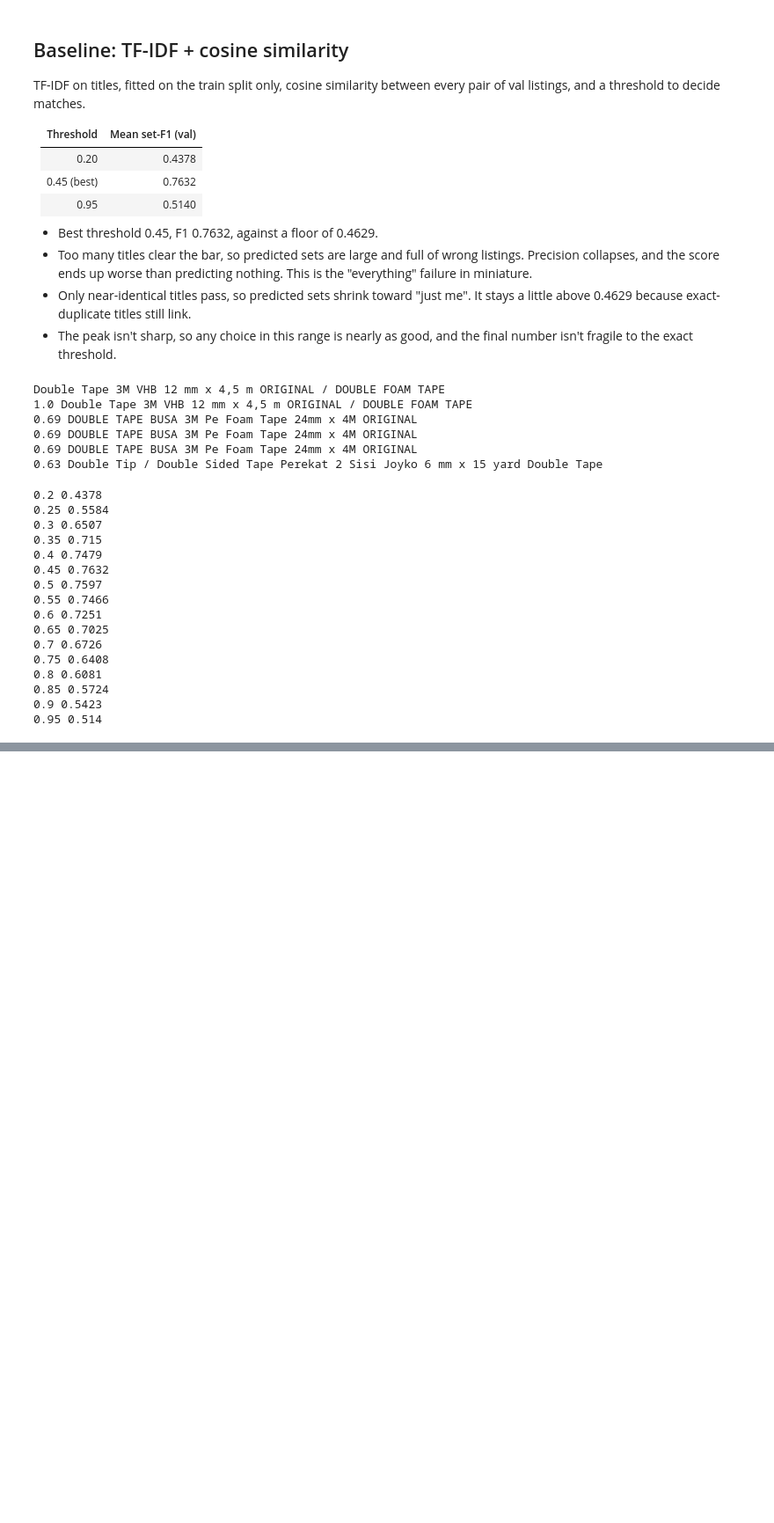
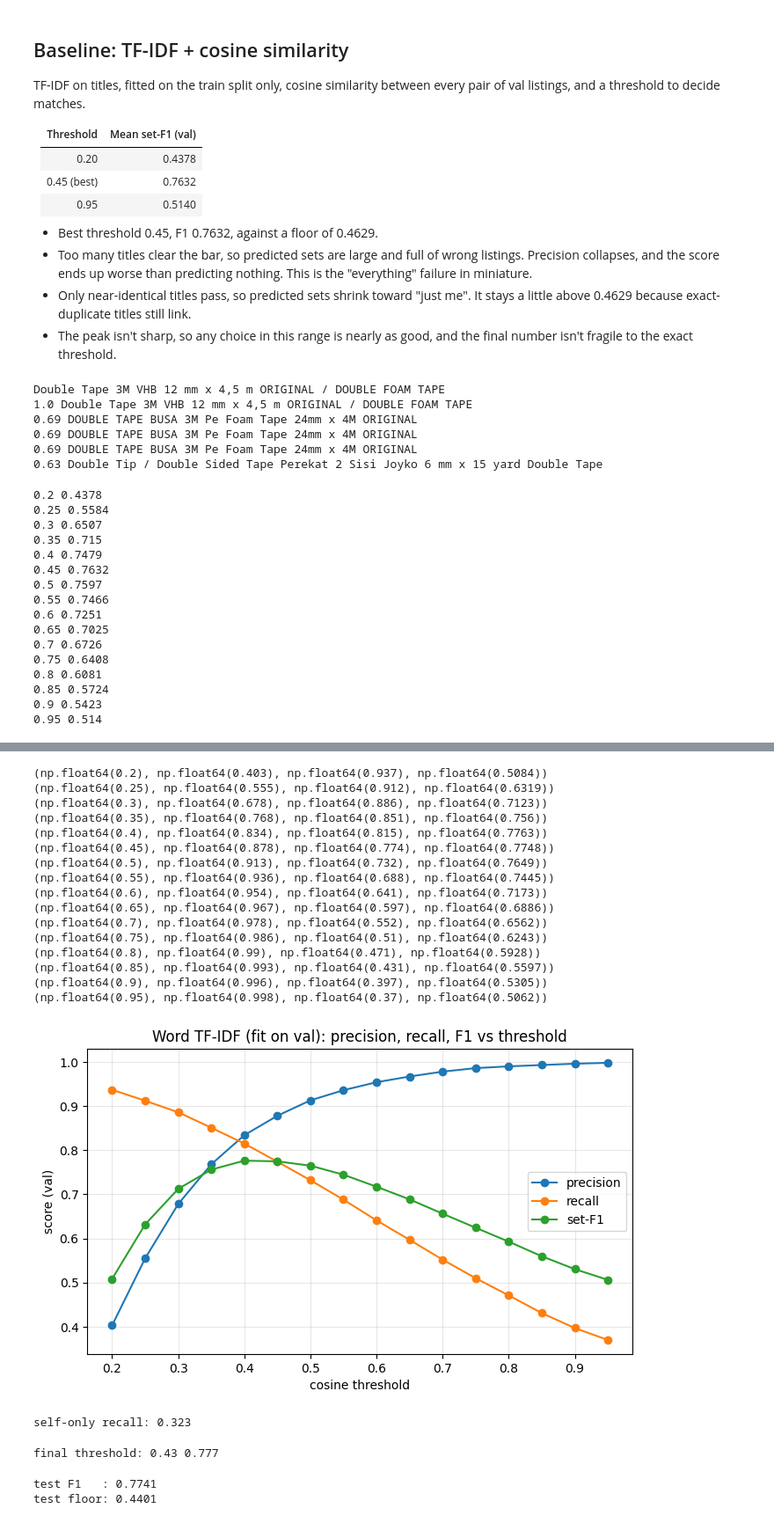
Before and after one commit to vector298/WEC_Task_submission, a Jupyter notebook: mandatory-tasks/shopee-product-matching/Part_B/notebook.ipynb, the cells around one changed output, grey strips where cells are left out. Shown at 88% size. Cells and saved outputs as stored; diff of their text form; code cells hidden in the pictures; blank space fills up the shorter version.

```diff
--- a/mandatory-tasks/shopee-product-matching/Part_B/notebook.ipynb
+++ b/mandatory-tasks/shopee-product-matching/Part_B/notebook.ipynb
@@ -201,0 +495,60 @@ for thr, f in results:
+# %%
+Sx = S2
+rows = []
+for t in np.arange(0.2, 0.96, 0.05):
+    p, r = prec_rec(predict(Sx, t), lab)
+    rows.append((round(t, 2), round(p, 3), round(r, 3), round(set_f1(predict(Sx, t), lab), 4)))
+for row in rows: print(row)
+
+t_, p_, r_, f_ = zip(*rows)
+plt.figure(figsize=(8, 4.5))
+plt.plot(t_, p_, marker="o", label="precision")
+plt.plot(t_, r_, marker="o", label="recall")
+plt.plot(t_, f_, marker="o", label="set-F1")
+plt.xlabel("cosine threshold"); plt.ylabel("score (val)")
+plt.title("Word TF-IDF (fit on val): precision, recall, F1 vs threshold")
+plt.legend(); plt.grid(alpha=0.3)
+plt.savefig("/kaggle/working/results/pr_f1_vs_threshold.png", dpi=150, bbox_inches="tight")
+plt.show()
+# %% [output]
+(np.float64(0.2), np.float64(0.403), np.float64(0.937), np.float64(0.5084))
+(np.float64(0.25), np.float64(0.555), np.float64(0.912), np.float64(0.6319))
+(np.float64(0.3), np.float64(0.678), np.float64(0.886), np.float64(0.7123))
+(np.float64(0.35), np.float64(0.768), np.float64(0.851), np.float64(0.756))
+(np.float64(0.4), np.float64(0.834), np.float64(0.815), np.float64(0.7763))
+(np.float64(0.45), np.float64(0.878), np.float64(0.774), np.float64(0.7748))
+(np.float64(0.5), np.float64(0.913), np.float64(0.732), np.float64(0.7649))
+(np.float64(0.55), np.float64(0.936), np.float64(0.688), np.float64(0.7445))
+(np.float64(0.6), np.float64(0.954), np.float64(0.641), np.float64(0.7173))
+(np.float64(0.65), np.float64(0.967), np.float64(0.597), np.float64(0.6886))
+(np.float64(0.7), np.float64(0.978), np.float64(0.552), np.float64(0.6562))
+(np.float64(0.75), np.float64(0.986), np.float64(0.51), np.float64(0.6243))
+(np.float64(0.8), np.float64(0.99), np.float64(0.471), np.float64(0.5928))
+(np.float64(0.85), np.float64(0.993), np.float64(0.431), np.float64(0.5597))
+(np.float64(0.9), np.float64(0.996), np.float64(0.397), np.float64(0.5305))
+(np.float64(0.95), np.float64(0.998), np.float64(0.37), np.float64(0.5062))
+[figure, added]
+# %%
+g = pd.Series(lab).map(pd.Series(lab).value_counts()).values
+print("self-only recall:", round((1 / g).mean(), 3))
+# %% [output]
+self-only recall: 0.323
+# %%
+fine = [(round(t, 2), float(set_f1(predict(S2, t), lab))) for t in np.arange(0.30, 0.51, 0.01)]
+best_t, best_f = max(fine, key=lambda r: r[1])
+print("final threshold:", best_t, round(best_f, 4))
+# %% [output]
+final threshold: 0.43 0.777
+# %%
+lab_t = test.label_group.values
+vec_t = TfidfVectorizer(lowercase=True)
+vec_t.fit(test.title)
+St = cosine_similarity(vec_t.transform(test.title))
+np.fill_diagonal(St, 1.0)
+
+g_t = pd.Series(lab_t).map(pd.Series(lab_t).value_counts()).values
+print("test F1   :", round(set_f1(predict(St, best_t), lab_t), 4))
+print("test floor:", round((2 / (g_t + 1)).mean(), 4))
+# %% [output]
+test F1   : 0.7741
+test floor: 0.4401
```
Also changed, not shown: parts of 31 cells of this notebook, 4 other files.
